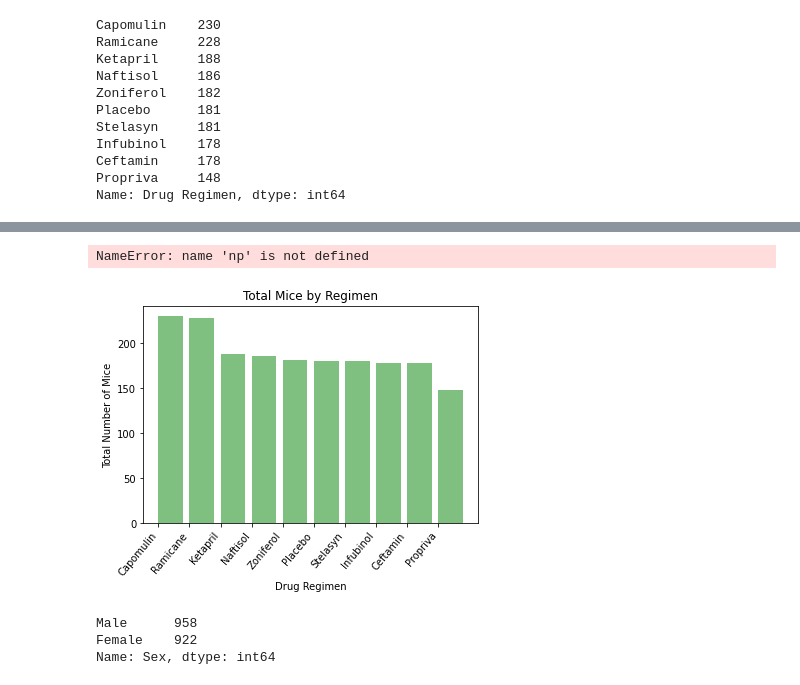
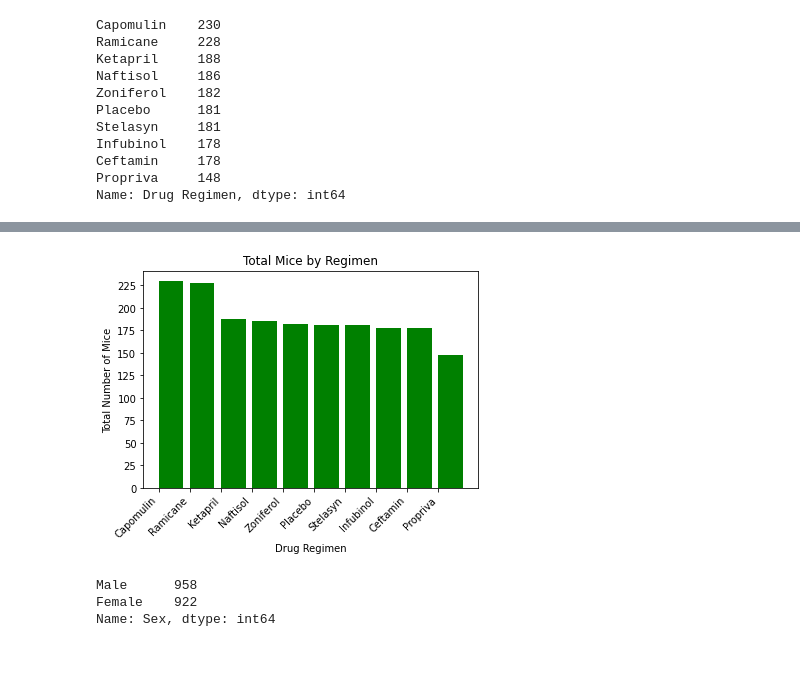
Before and after one commit to jgoody07/matplotlib-challenge, a Jupyter notebook: pymaceuticals_starter.ipynb, the cells around one changed output, grey strips where cells are left out. Cells and saved outputs as stored; diff of their text form; code cells hidden in the pictures; blank space fills up the shorter version.

```diff
--- a/pymaceuticals_starter.ipynb
+++ b/pymaceuticals_starter.ipynb
@@ -155,14 +157,13 @@ plt.show()
 # %%
-plt.bar(drug_counts.index.values, drug_counts.values, color='g', alpha=0.5, align="edge")
+plt.bar(drug_counts.index.values, drug_counts.values, color='g', align="edge")
 plt.xlabel("Drug Regimen")
 plt.ylabel("Total Number of Mice")
 plt.title("Total Mice by Regimen")
-plt.xticks (rotation=50, ha='right')
-plt.yticks(np.arange(0,35,5))
+plt.xticks (rotation=45, ha='right')
+plt.yticks(np.arange(0,250,25))
 plt.show()
 # %% [output]
-NameError: name 'np' is not defined
-[figure, old version]
+[figure, new version]
 # %%
 # Generate a pie plot showing the distribution of female versus male mice using pandas
 sex_counts = clean_data['Sex'].value_counts()
```
Also changed, not shown: parts of 7 cells of this notebook.
